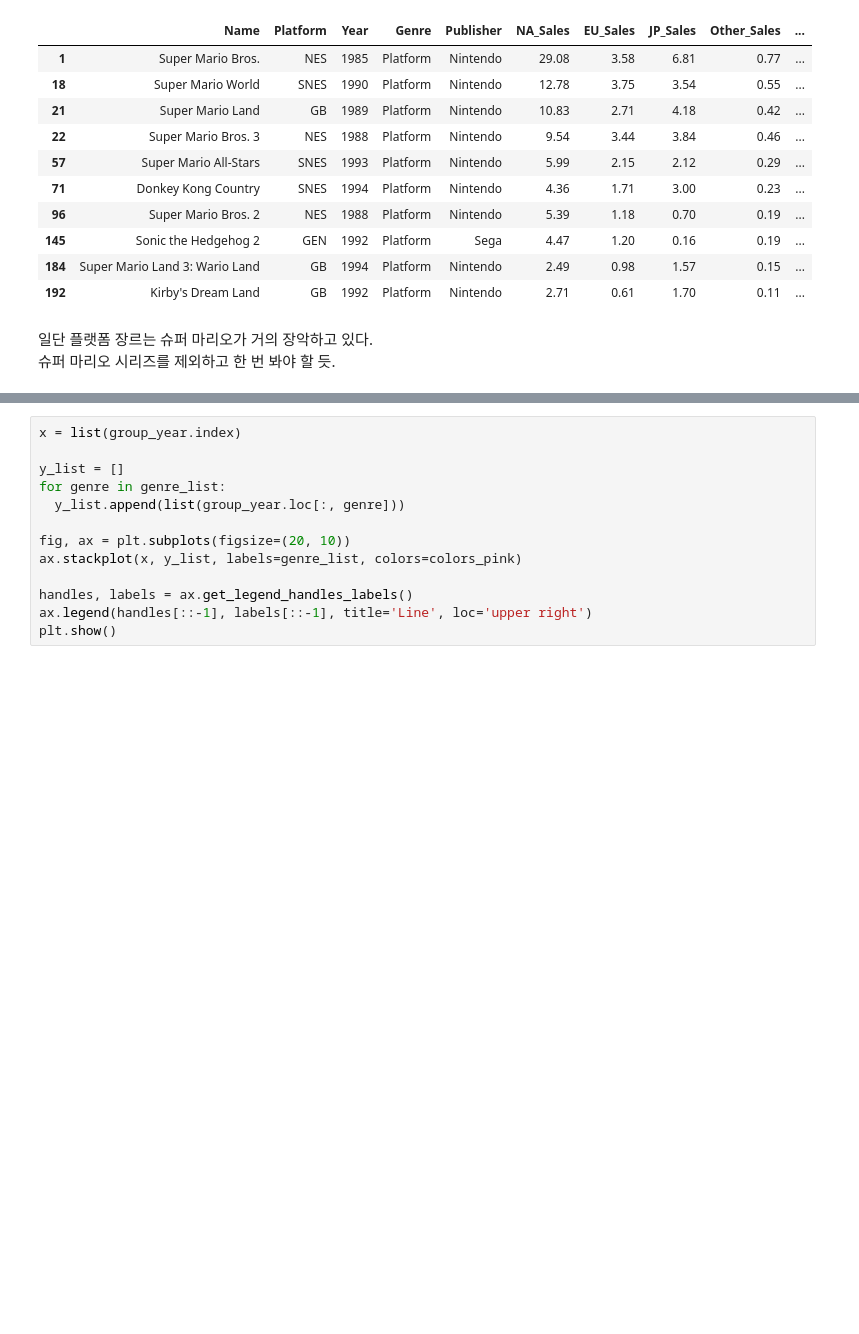
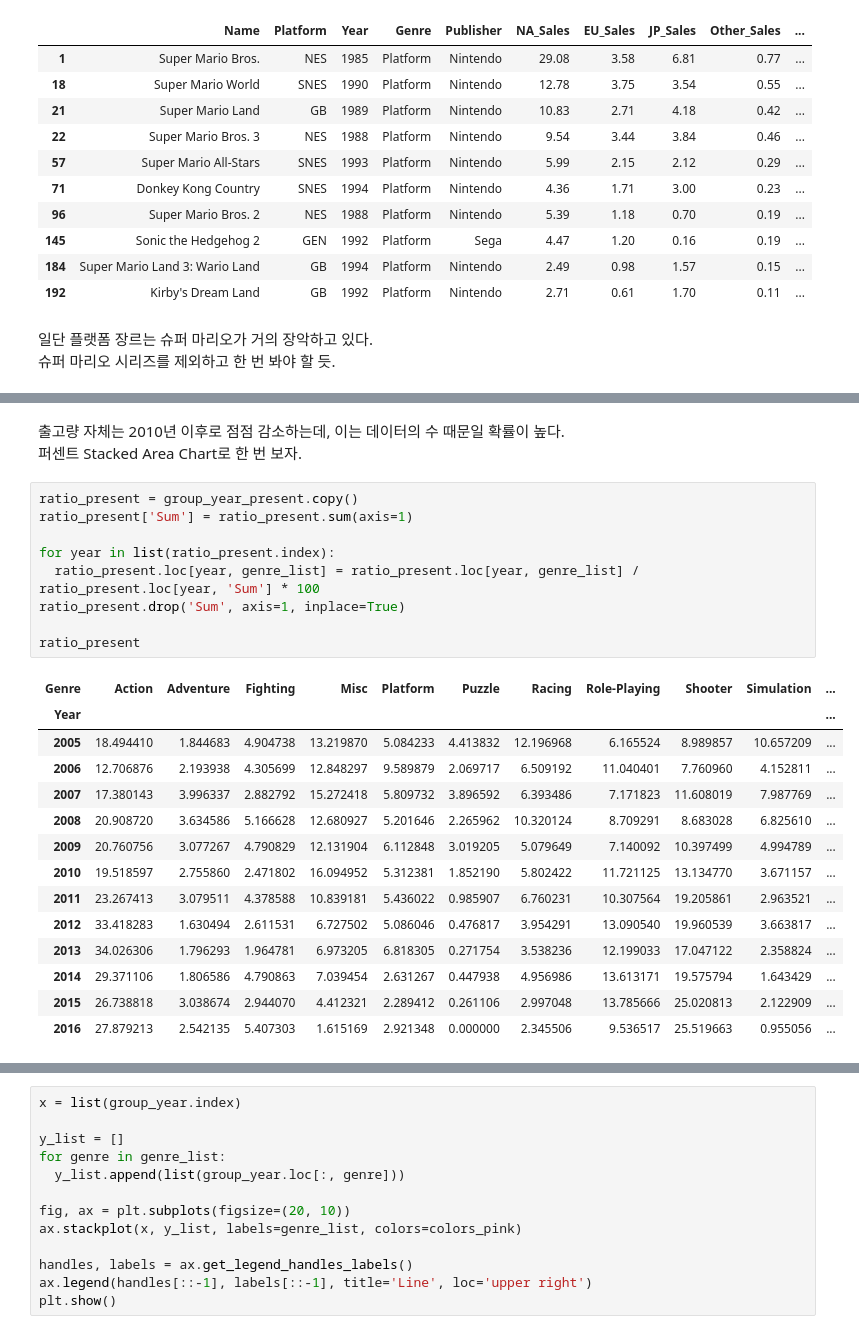
Before and after one commit to nan-park/section1_project, a Jupyter notebook: AI_section1_project.ipynb, the cells around one changed output, grey strips where cells are left out. Drawn from its saved outputs; the diff is of its cells as text; blank space fills up the shorter version.

```diff
--- a/AI_section1_project.ipynb
+++ b/AI_section1_project.ipynb
@@ -1309,0 +1317,27 @@ df_clean.query("Year<1995 and Genre=='Platform'").head(10)
+# %% [markdown]
+출고량 자체는 2010년 이후로 점점 감소하는데, 이는 데이터의 수 때문일 확률이 높다.<br>
+퍼센트 Stacked Area Chart로 한 번 보자.
+# %%
+ratio_present = group_year_present.copy()
+ratio_present['Sum'] = ratio_present.sum(axis=1)
+
+for year in list(ratio_present.index):
+  ratio_present.loc[year, genre_list] = ratio_present.loc[year, genre_list] / ratio_present.loc[year, 'Sum'] * 100
+ratio_present.drop('Sum', axis=1, inplace=True)
+
+ratio_present
+# %% [output]
+| Genre | Action | Adventure | Fighting | Misc | Platform | Puzzle | Racing | Role-Playing | Shooter | Simulation | ... |
+| Year |  |  |  |  |  |  |  |  |  |  | ... |
+| 2005 | 18.494410 | 1.844683 | 4.904738 | 13.219870 | 5.084233 | 4.413832 | 12.196968 | 6.165524 | 8.989857 | 10.657209 | ... |
+| 2006 | 12.706876 | 2.193938 | 4.305699 | 12.848297 | 9.589879 | 2.069717 | 6.509192 | 11.040401 | 7.760960 | 4.152811 | ... |
+| 2007 | 17.380143 | 3.996337 | 2.882792 | 15.272418 | 5.809732 | 3.896592 | 6.393486 | 7.171823 | 11.608019 | 7.987769 | ... |
+| 2008 | 20.908720 | 3.634586 | 5.166628 | 12.680927 | 5.201646 | 2.265962 | 10.320124 | 8.709291 | 8.683028 | 6.825610 | ... |
+| 2009 | 20.760756 | 3.077267 | 4.790829 | 12.131904 | 6.112848 | 3.019205 | 5.079649 | 7.140092 | 10.397499 | 4.994789 | ... |
+| 2010 | 19.518597 | 2.755860 | 2.471802 | 16.094952 | 5.312381 | 1.852190 | 5.802422 | 11.721125 | 13.134770 | 3.671157 | ... |
+| 2011 | 23.267413 | 3.079511 | 4.378588 | 10.839181 | 5.436022 | 0.985907 | 6.760231 | 10.307564 | 19.205861 | 2.963521 | ... |
+| 2012 | 33.418283 | 1.630494 | 2.611531 | 6.727502 | 5.086046 | 0.476817 | 3.954291 | 13.090540 | 19.960539 | 3.663817 | ... |
+| 2013 | 34.026306 | 1.796293 | 1.964781 | 6.973205 | 6.818305 | 0.271754 | 3.538236 | 12.199033 | 17.047122 | 2.358824 | ... |
+| 2014 | 29.371106 | 1.806586 | 4.790863 | 7.039454 | 2.631267 | 0.447938 | 4.956986 | 13.613171 | 19.575794 | 1.643429 | ... |
+| 2015 | 26.738818 | 3.038674 | 2.944070 | 4.412321 | 2.289412 | 0.261106 | 2.997048 | 13.785666 | 25.020813 | 2.122909 | ... |
+| 2016 | 27.879213 | 2.542135 | 5.407303 | 1.615169 | 2.921348 | 0.000000 | 2.345506 | 9.536517 | 25.519663 | 0.955056 | ... |
```
Also changed, not shown: parts of 9 cells of this notebook.
